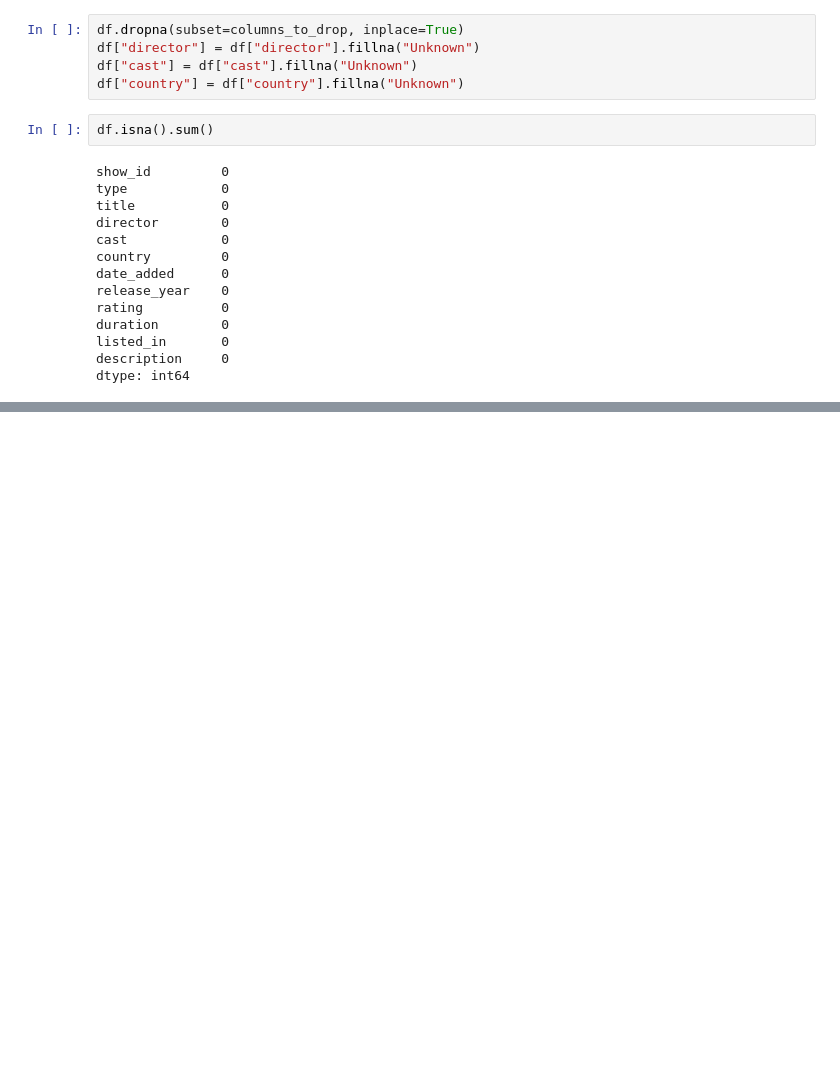
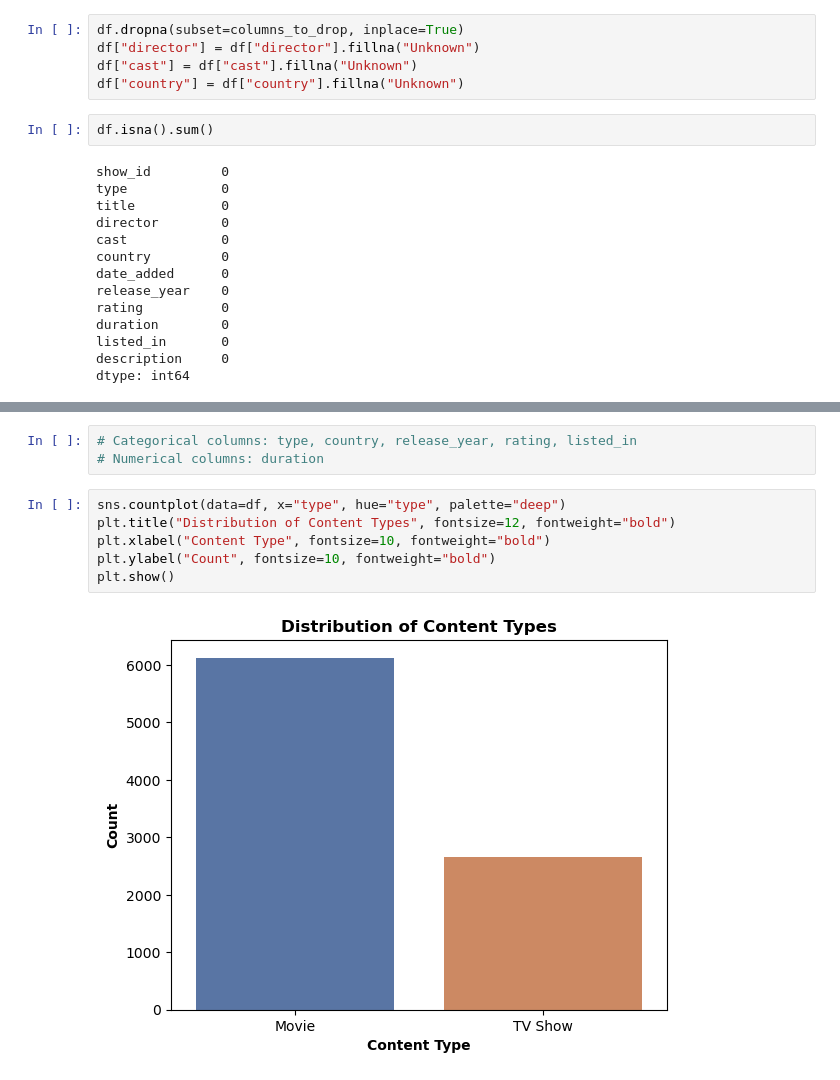
Before and after one commit to berkaygirgin/netflix-data-analysis, a Jupyter notebook: notebook/netflix_analysis.ipynb, the cells around one changed output, grey strips where cells are left out. Cells and saved outputs as stored; diff of their text form; blank space fills up the shorter version.

Commit message:
Update notebook: Data Visualization

```diff
--- a/notebook/netflix_analysis.ipynb
+++ b/notebook/netflix_analysis.ipynb
@@ -89,0 +107,11 @@ dtype: int64
+# %%
+# Categorical columns: type, country, release_year, rating, listed_in
+# Numerical columns: duration
+# %%
+sns.countplot(data=df, x="type", hue="type", palette="deep")
+plt.title("Distribution of Content Types", fontsize=12, fontweight="bold")
+plt.xlabel("Content Type", fontsize=10, fontweight="bold")
+plt.ylabel("Count", fontsize=10, fontweight="bold")
+plt.show()
+# %% [output]
+[figure, added]
```
Also changed, not shown: parts of 4 cells of this notebook.
